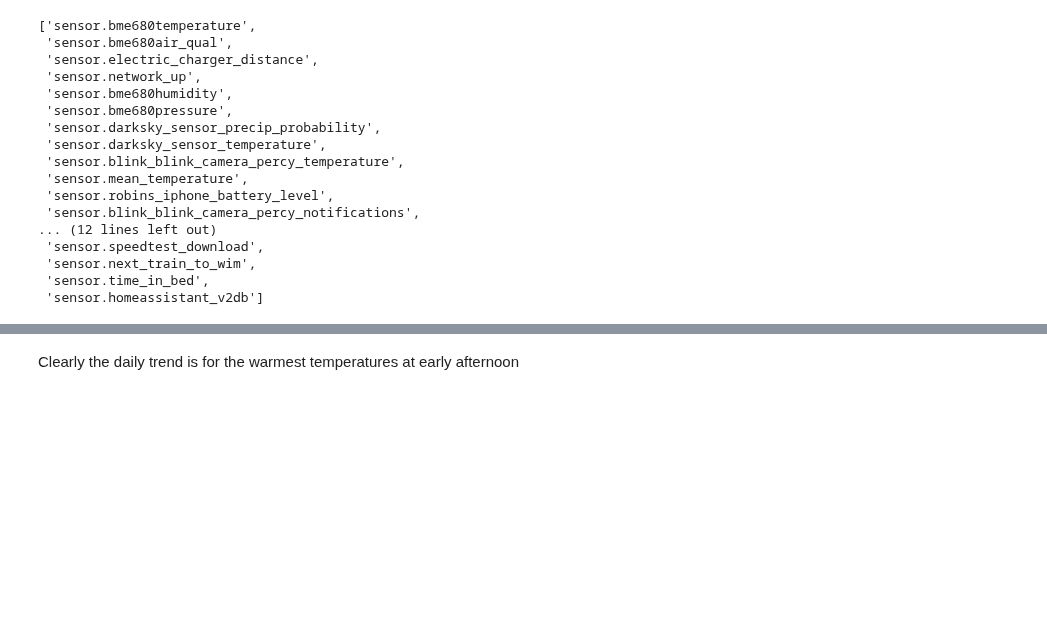
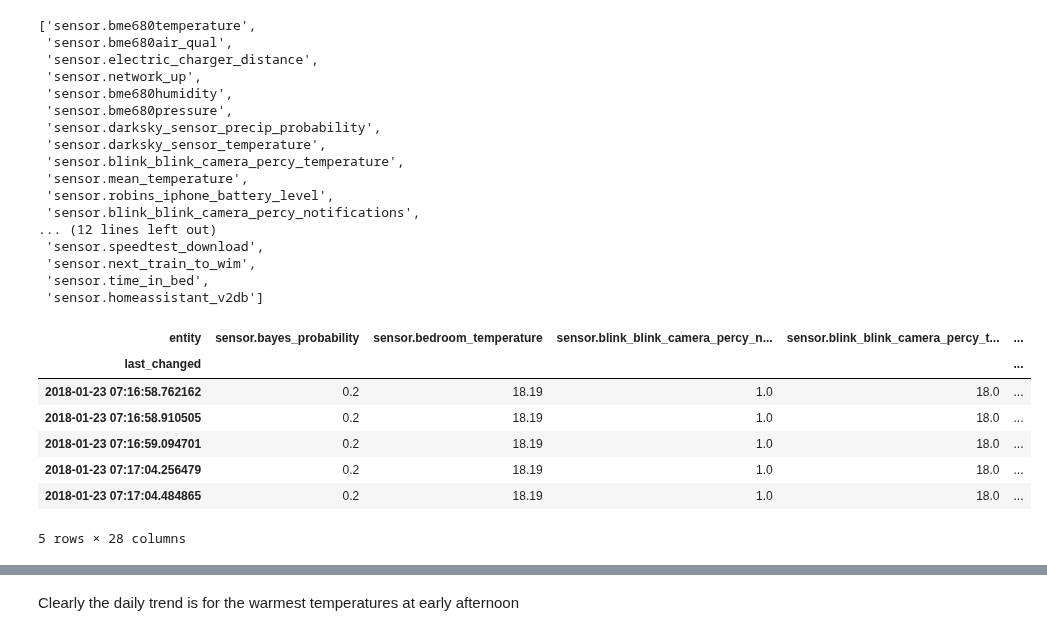
Before and after one commit to robmarkcole/HASS-data-detective, a Jupyter notebook: Usage of HASS-data-detective-RC.ipynb, the cells around one changed output, grey strips where cells are left out. Drawn from its saved outputs; the diff is of its cells as text; code cells hidden in the pictures; blank space fills up the shorter version.

```diff
--- a/Usage of HASS-data-detective-RC.ipynb
+++ b/Usage of HASS-data-detective-RC.ipynb
@@ -39,3 +44,14 @@ parser.list_sensors
  'sensor.next_train_to_wim',
  'sensor.time_in_bed',
  'sensor.homeassistant_v2db']
+# %%
+parser.get_sensors.head()
+# %% [output]
+| entity | sensor.bayes_probability | sensor.bedroom_temperature | sensor.blink_blink_camera_percy_n... | sensor.blink_blink_camera_percy_t... | ... |
+| last_changed |  |  |  |  | ... |
+| 2018-01-23 07:16:58.762162 | 0.2 | 18.19 | 1.0 | 18.0 | ... |
+| 2018-01-23 07:16:58.910505 | 0.2 | 18.19 | 1.0 | 18.0 | ... |
+| 2018-01-23 07:16:59.094701 | 0.2 | 18.19 | 1.0 | 18.0 | ... |
+| 2018-01-23 07:17:04.256479 | 0.2 | 18.19 | 1.0 | 18.0 | ... |
+| 2018-01-23 07:17:04.484865 | 0.2 | 18.19 | 1.0 | 18.0 | ... |
+5 rows × 28 columns
```
Also changed, not shown: parts of 12 cells of this notebook, 2 other files.
